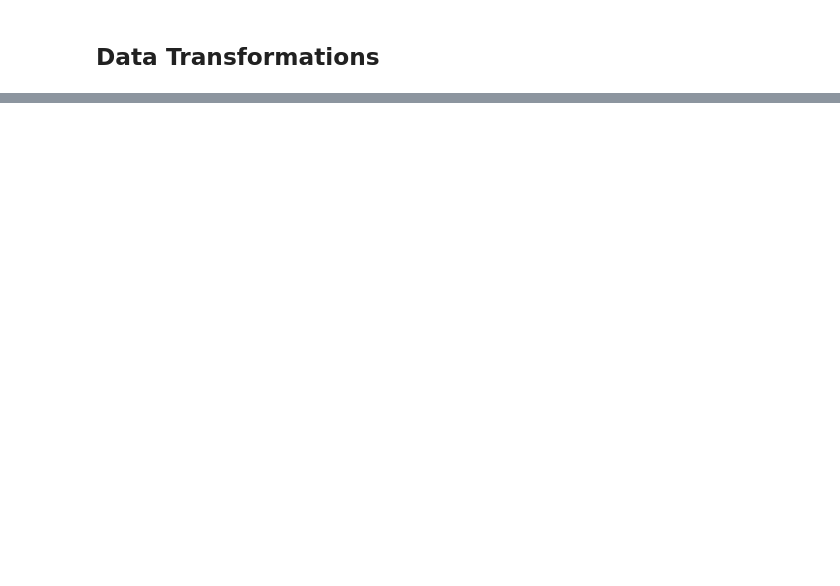
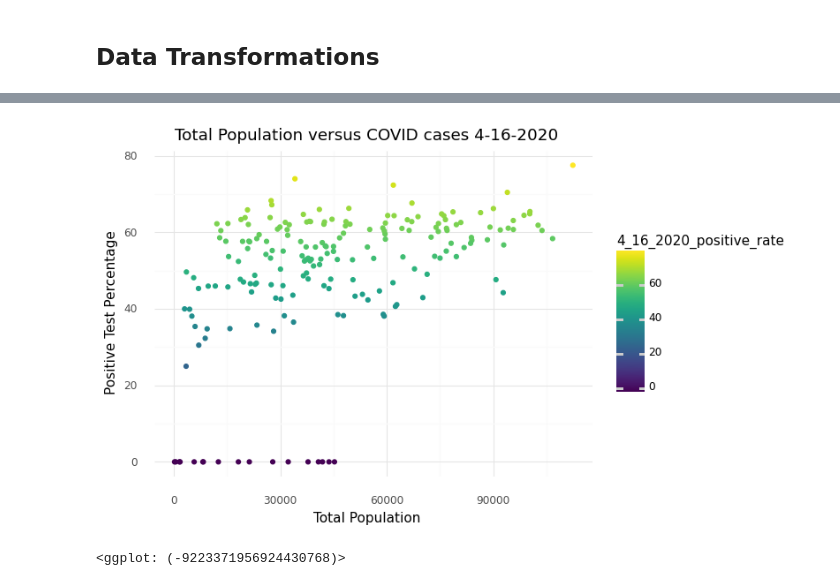
Before and after one commit to abechtel31/CPSC392-Final, a Jupyter notebook: covid.ipynb, the cells around one changed output, grey strips where cells are left out. Drawn from its saved outputs; the diff is of its cells as text; code cells hidden in the pictures; blank space fills up the shorter version.

```diff
--- a/covid.ipynb
+++ b/covid.ipynb
@@ -116,7 +104,13 @@ conditions = [(ny['per_minority'] <= 70.0),
 choices = [0,1]
 
 ny['minority-majority-70'] = np.select(conditions, choices, default=2)
+# %%
+ny["pop_density"] = ny['tot_pop']/ny['ALAND10']
+ny['per_infected'] = ny['4_16_2020_positive']/ny['tot_pop']
+ny['change_in_bed'] = ny['4_7_bb_beds']-ny['3_26_bb_beds']
+ny['per_male'] = ny['male']/ny['tot_pop']
+ny['per_female'] = ny['female']/ny['tot_pop']
 # %%
-old_columns = [x for x in ny.columns if x not in ['per_minority', 'minority-majority-50', 'minority-majority-60', 'minority-majority-70']]
+old_columns = [x for x in ny.columns if x not in ['per_minority', 'minority-majority-50', 'minority-majority-60', 'minority-majority-70',"pop_density",'per_infected','change_in_bed', 'per_female', 'per_male']]
 insert_index = old_columns.index('4_16_2020_positive')
-ny = ny[old_columns[:insert_index] + ['per_minority', 'minority-majority-50', 'minority-majority-60', 'minority-majority-70'] + old_columns[insert_index:]]
+ny = ny[old_columns[:insert_index] + ['per_minority', 'minority-majority-50', 'minority-majority-60', 'minority-majority-70',"pop_density",'per_infected','change_in_bed','per_female', 'per_male'] + old_columns[insert_index:]]
@@ -139,0 +148,5 @@ ny.to_csv('output/ny_final.csv', index=False)
+# %%
+(ggplot(ny, aes(x='tot_pop', y='4_16_2020_positive_rate', color= '4_16_2020_positive_rate'))+ geom_point()+theme_minimal()+ ggtitle("Total Population versus COVID cases 4-16-2020")+ xlab("Total Population")+ylab("Positive Test Percentage"))
+# %% [output]
+[figure, added]
+<ggplot: (-9223371956924430768)>
```
Also changed, not shown: parts of 49 cells of this notebook, 2 other files.
